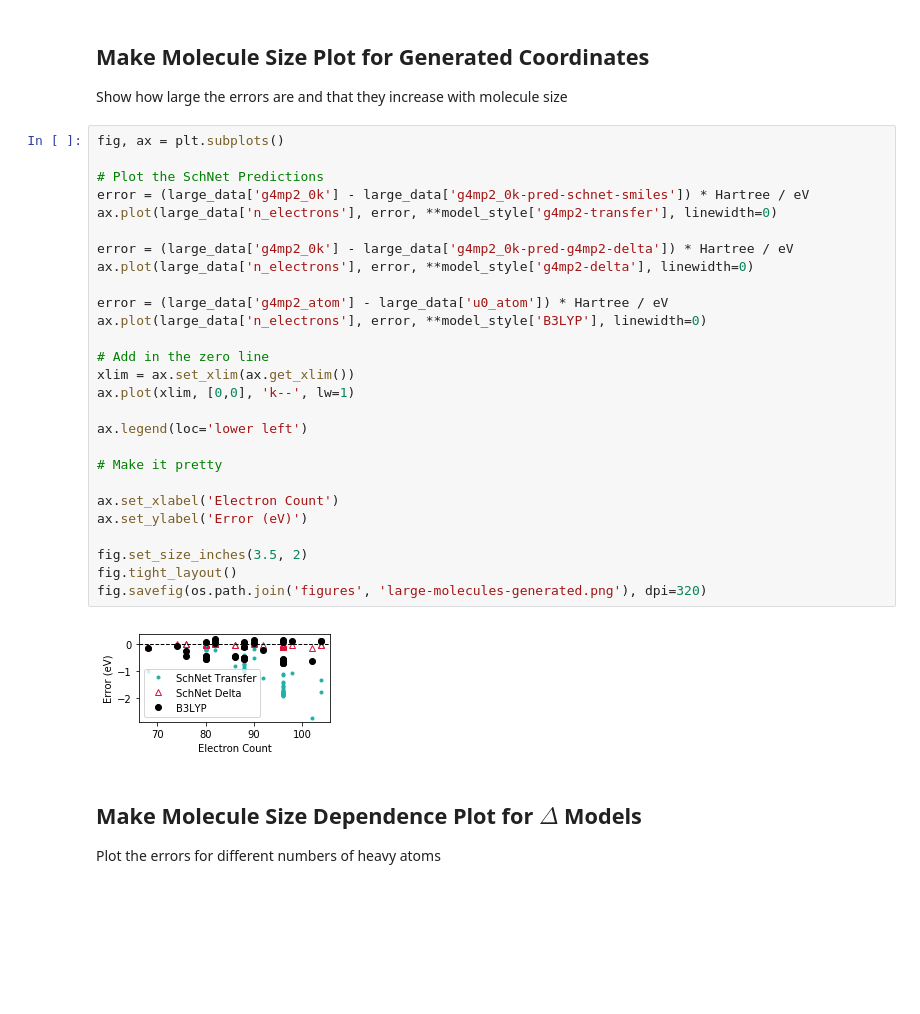
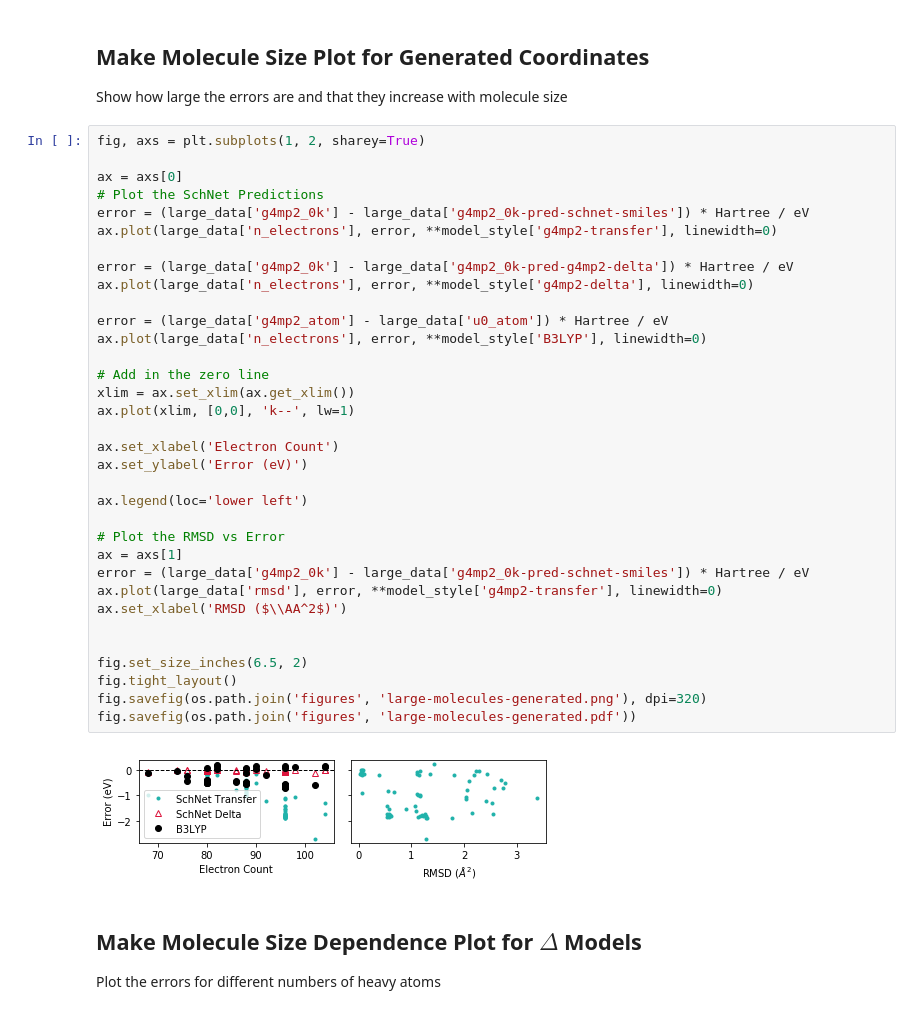
Before and after one commit to globus-labs/g4mp2-atomization-energy, a Jupyter notebook: evaluate-large-molecules/1_make-plots.ipynb, the cells around one changed output. Drawn from its saved outputs; the diff is of its cells as text; blank space fills up the shorter version.

Commit message:
plot RMSD against error

```diff
--- a/evaluate-large-molecules/1_make-plots.ipynb
+++ b/evaluate-large-molecules/1_make-plots.ipynb
@@ -66,34 +66,41 @@ MAE FCHL Delta: 19.70 meV
 ## Make Molecule Size Plot for Generated Coordinates
 Show how large the errors are and that they increase with molecule size
 # %%
-fig, ax = plt.subplots()
+fig, axs = plt.subplots(1, 2, sharey=True)
 
+ax = axs[0]
 # Plot the SchNet Predictions
 error = (large_data['g4mp2_0k'] - large_data['g4mp2_0k-pred-schnet-smiles']) * Hartree / eV
 ax.plot(large_data['n_electrons'], error, **model_style['g4mp2-transfer'], linewidth=0)
 
 error = (large_data['g4mp2_0k'] - large_data['g4mp2_0k-pred-g4mp2-delta']) * Hartree / eV
 ax.plot(large_data['n_electrons'], error, **model_style['g4mp2-delta'], linewidth=0)
 
 error = (large_data['g4mp2_atom'] - large_data['u0_atom']) * Hartree / eV
 ax.plot(large_data['n_electrons'], error, **model_style['B3LYP'], linewidth=0)
 
 # Add in the zero line
 xlim = ax.set_xlim(ax.get_xlim())
 ax.plot(xlim, [0,0], 'k--', lw=1)
 
-ax.legend(loc='lower left')
-
-# Make it pretty
-
 ax.set_xlabel('Electron Count')
 ax.set_ylabel('Error (eV)')
 
-fig.set_size_inches(3.5, 2)
+ax.legend(loc='lower left')
+
+# Plot the RMSD vs Error
+ax = axs[1]
+error = (large_data['g4mp2_0k'] - large_data['g4mp2_0k-pred-schnet-smiles']) * Hartree / eV
+ax.plot(large_data['rmsd'], error, **model_style['g4mp2-transfer'], linewidth=0)
+ax.set_xlabel('RMSD ($\\AA^2$)')
+
+
+fig.set_size_inches(6.5, 2)
 fig.tight_layout()
 fig.savefig(os.path.join('figures', 'large-molecules-generated.png'), dpi=320)
+fig.savefig(os.path.join('figures', 'large-molecules-generated.pdf'))
 # %% [output]
-[figure, old version]
+[figure, new version]
 # %% [markdown]
 ## Make Molecule Size Dependence Plot for $\Delta$ Models
 Plot the errors for different numbers of heavy atoms
```
Also changed, not shown: parts of 1 cell of this notebook, 3 other files.
